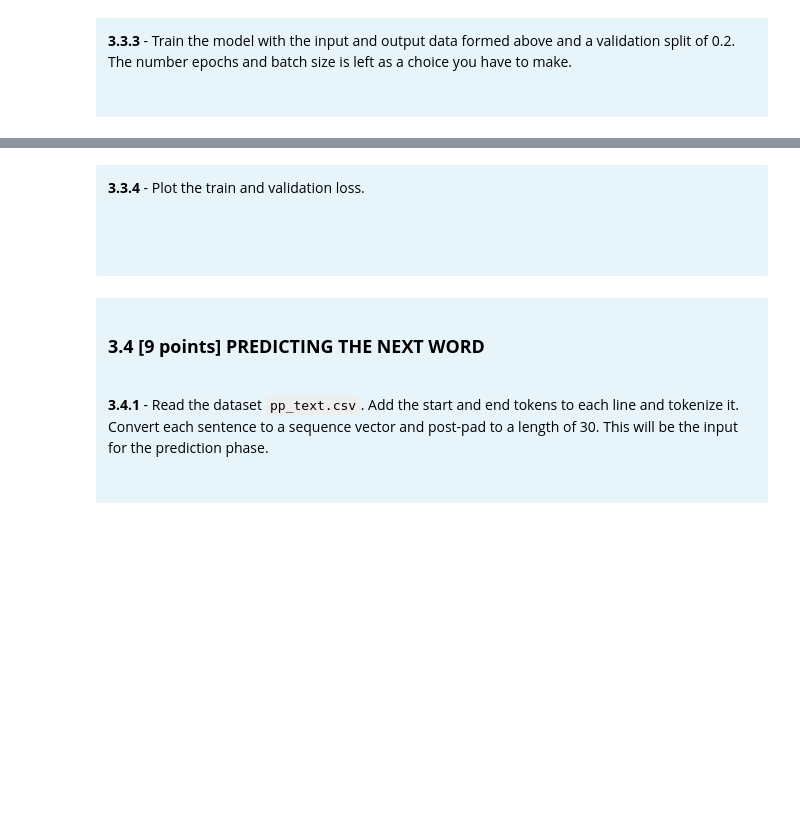
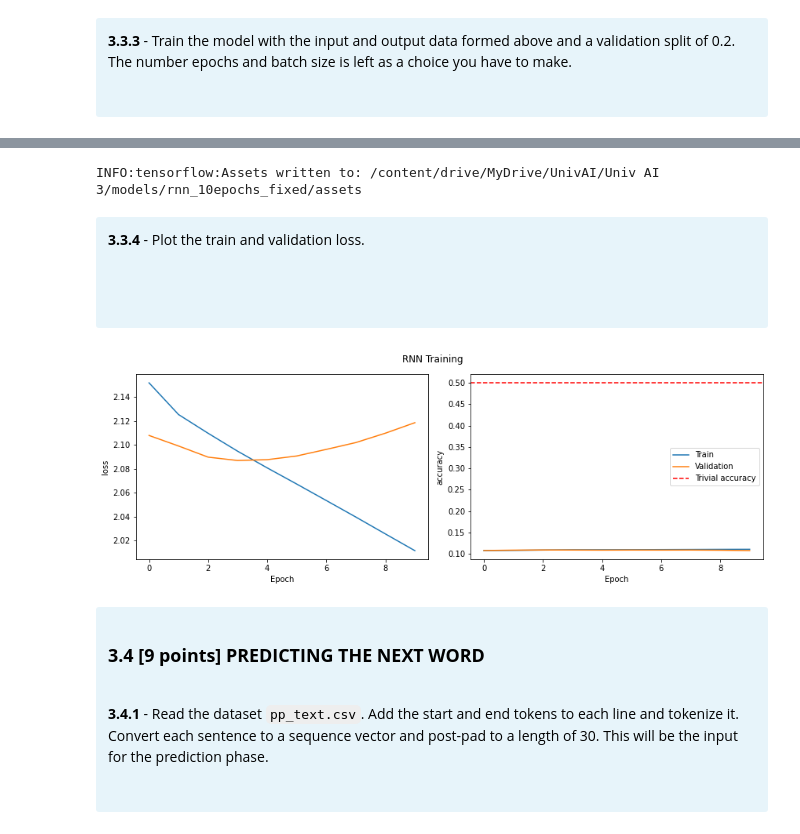
Before and after one commit to Manisha2297/DataAndBases, a Jupyter notebook: Homework1_Scaffold.ipynb, the cells around one changed output, grey strips where cells are left out. Saved outputs shown, nothing was run; the diff lists cells and outputs as text; code cells hidden in the pictures; blank space fills up the shorter version.

```diff
--- a/Homework1_Scaffold.ipynb
+++ b/Homework1_Scaffold.ipynb
@@ -1593,3 +1812,7 @@ The output of the model is all words of the sentences except the first one. Usin
+# %%
+# Your code here
+X_train = sequence.pad_sequences(X_train, maxlen=30, padding='post')
+y_train = sequence.pad_sequences(y_train, maxlen=30, padding='post')
 # %% [markdown]
 <div class="alert alert-block alert-danger" style="color:black;background-color:#E7F4FA">
 
@@ -1602,0 +1844,12 @@ The output of the model is all words of the sentences except the first one. Usin
+# %%
+embedding_size=300
+vocabulary_size = 5000
+
+model = Sequential()
+
+model.add(Embedding(vocabulary_size, embedding_size, mask_zero=True, name='embedding'))
+model.add(SimpleRNN(128, return_sequences=True, name='RNN_1'))
+model.add(SimpleRNN(64, return_sequences=True, name='RNN_2'))
+model.add(Dense(vocabulary_size, activation='softmax', name='dense'))
+# %%
+model.compile(optimizer="Adam", loss='sparse_categorical_crossentropy', metrics=['accuracy'])
@@ -1611,0 +1882,4 @@ The output of the model is all words of the sentences except the first one. Usin
+# %%
+# Your code here
+epochs = 10
+history = model.fit(X_train,y_train, epochs=epochs, validation_split=0.2, batch_size=64,verbose=1);
@@ -1612,3 +1907,7 @@ The output of the model is all words of the sentences except the first one. Usin
+# %%
+model.save('/content/drive/MyDrive/UnivAI/Univ AI 3/models/rnn_10epochs_fixed')
+# %% [output]
+INFO:tensorflow:Assets written to: /content/drive/MyDrive/UnivAI/Univ AI 3/models/rnn_10epochs_fixed/assets
 # %% [markdown]
 <div class="alert alert-block alert-danger" style="color:black;background-color:#E7F4FA">
 
@@ -1622,3 +1919,20 @@ The output of the model is all words of the sentences except the first one. Usin
+# %%
+# Your code here
+def plot_history(history, name):
+    fig, ax = plt.subplots(1,2, figsize=(12,4))
+    for i, metric in enumerate(['loss', 'accuracy']):
+        ax[i].plot(history.history[metric], label='Train')
+        ax[i].plot(history.history['val_'+metric], label='Validation')
+        if metric == 'accuracy': ax[i].axhline(0.5, c='r', ls='--', label='Trivial accuracy')
+        ax[i].set_xlabel('Epoch')
+        ax[i].set_ylabel(metric)
+    plt.suptitle(f'{name} Training', y=1.05)
+    plt.legend()
+    plt.tight_layout()
+
+plot_history(history, 'RNN')
+# %% [output]
+[figure, added]
 # %% [markdown]
 <div class="alert alert-block alert-danger" style="color:black;background-color:#E7F4FA">
 
```
Also changed, not shown: parts of 149 cells of this notebook.
